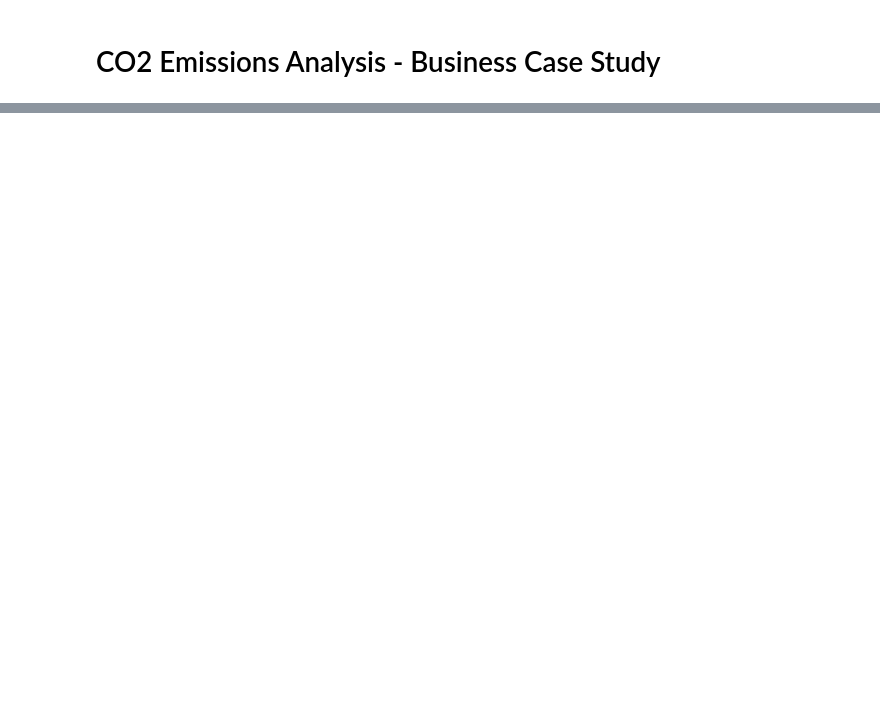
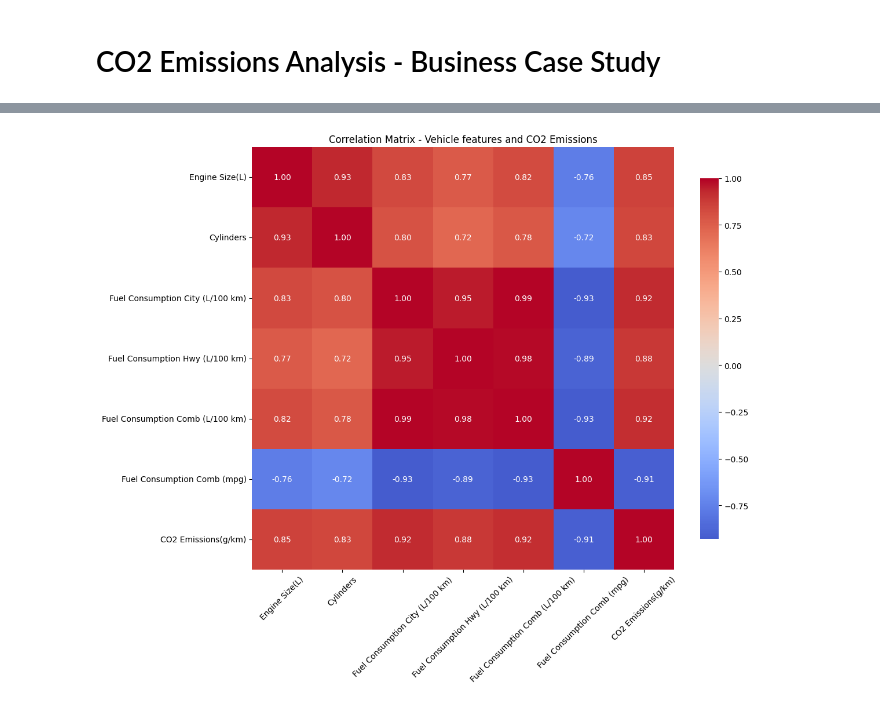
Before and after one commit to Shivappa/AL-ML-CO2-Emission, a Jupyter notebook: co2emission.ipynb, the cells around one changed output, grey strips where cells are left out. Cells and saved outputs as stored; diff of their text form; code cells hidden in the pictures; blank space fills up the shorter version.

```diff
--- a/co2emission.ipynb
+++ b/co2emission.ipynb
@@ -40,0 +155,4 @@ except Exception as e:
+# %%
+# Get numerical variables
+numerical_columns = df_final.select_dtypes(include=['int64', 'float64']).columns
+numerical_columns
@@ -40,0 +166,4 @@ except Exception as e:
+# %%
+# Correlations metrics
+correlation_matrix = df_final[numerical_columns].corr()
+correlation_matrix
@@ -40,0 +193,21 @@ except Exception as e:
+# %%
+# Correlation heatmap
+plt.figure(figsize=(12, 10))
+# mask = np.triu(np.ones_like(correlation_matrix, dtype=bool))
+sns.heatmap(correlation_matrix,
+            annot=True,
+            # mask=mask,
+            cmap='coolwarm',
+            fmt='.2f',
+            center=0,
+            square=True,
+            cbar_kws={'shrink':0.8})
+plt.title('Correlation Matrix - Vehicle features and CO2 Emissions')
+
+plt.xticks(rotation=45)
+plt.yticks(rotation=0)
+
+plt.tight_layout()
+plt.show()
+# %% [output]
+[figure, added]
```
Also changed, not shown: parts of 45 cells of this notebook.
